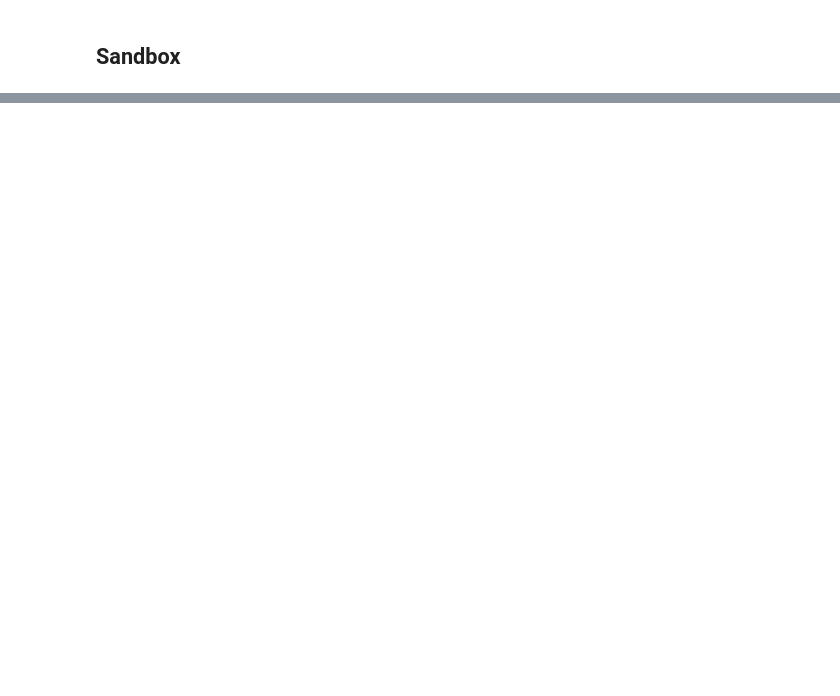
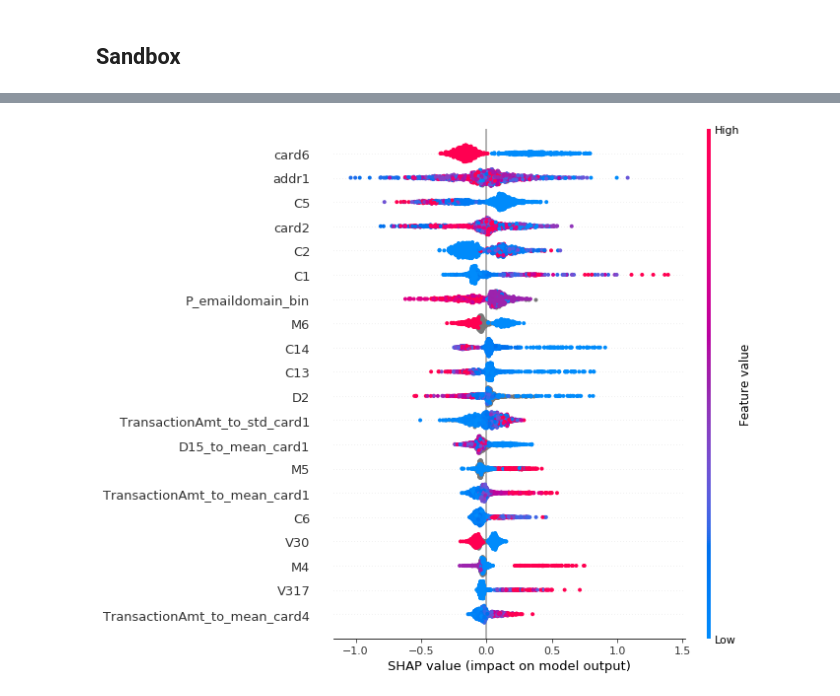
Before and after one commit to andfanilo/ieee-fraud-detection, a Jupyter notebook: notebooks/exploratory/sandbox.ipynb, the cells around one changed output, grey strips where cells are left out. Cells and saved outputs as stored; diff of their text form; code cells hidden in the pictures; blank space fills up the shorter version.

```diff
--- a/notebooks/exploratory/sandbox.ipynb
+++ b/notebooks/exploratory/sandbox.ipynb
@@ -73,0 +35,24 @@ Training until validation scores don't improve for 50 rounds.
+# %%
+params = {
+    'boosting_type': 'gbdt',
+    'max_depth' : -1,
+    'objective': 'binary',
+    'nthread': -1, # Updated from nthread
+    'num_leaves': 64,
+    'learning_rate': 0.05,
+    'max_bin': 512,
+    'subsample_for_bin': 200,
+    'subsample': 1,
+    'subsample_freq': 1,
+    'colsample_bytree': 0.8,
+    'reg_alpha': 5,
+    'reg_lambda': 10,
+    'min_split_gain': 0.5,
+    'min_child_weight': 1,
+    'min_child_samples': 5,
+    'scale_pos_weight': 1,
+    'num_class' : 1,
+    'metric' : 'auc'
+}
+# %%
+clf = train_lgb(X_train, y_train, X_valid, y_valid, params)
@@ -73,0 +66,8 @@ Training until validation scores don't improve for 50 rounds.
+# %%
+sample = ds.X_train.sample(1000, random_state=314)
+# %%
+lgb_tv = TreeVisualizer(clf, sample)
+# %%
+lgb_tv.summary_plot()
+# %% [output]
+[figure, added]
```
Also changed, not shown: parts of 10 cells of this notebook, 1 other file.
